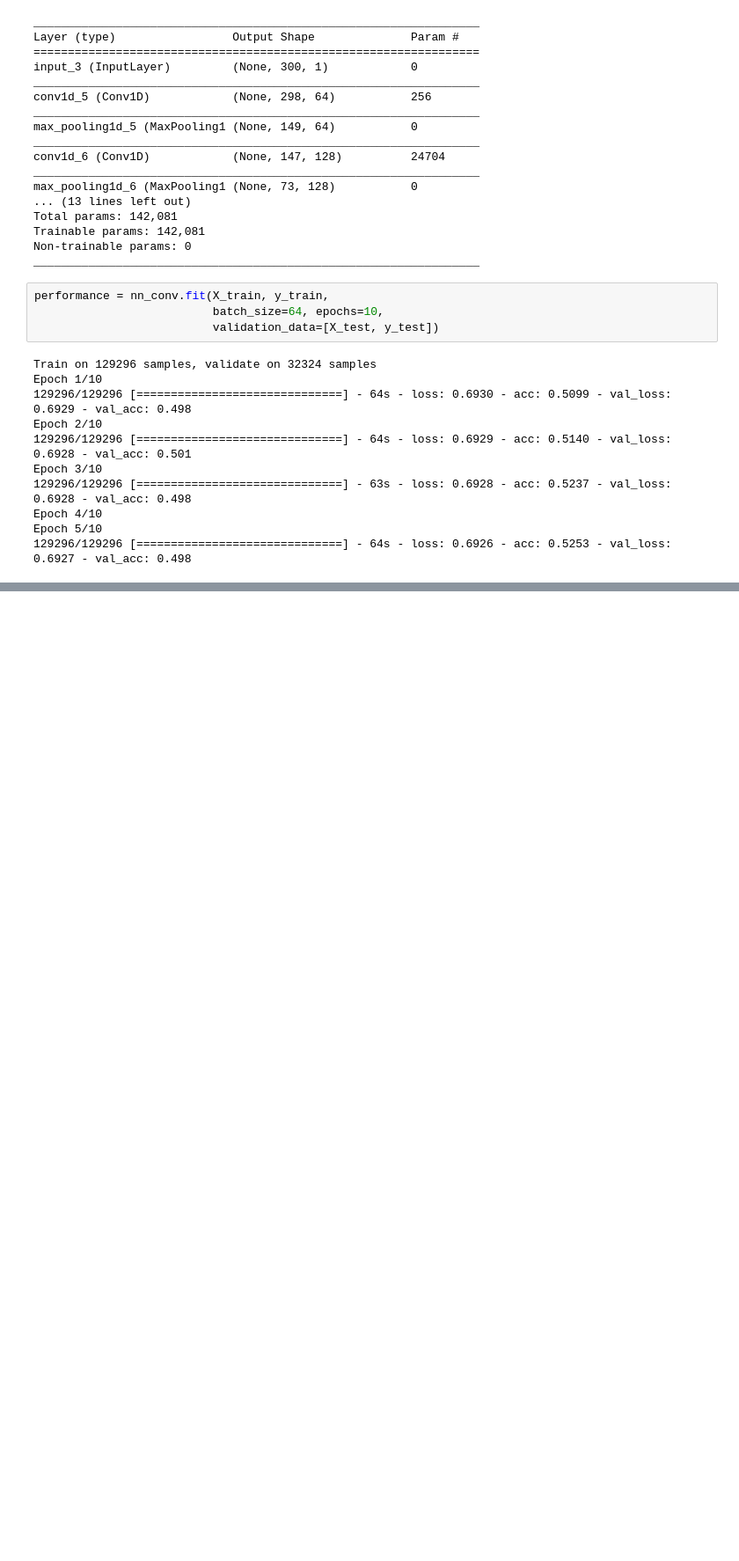
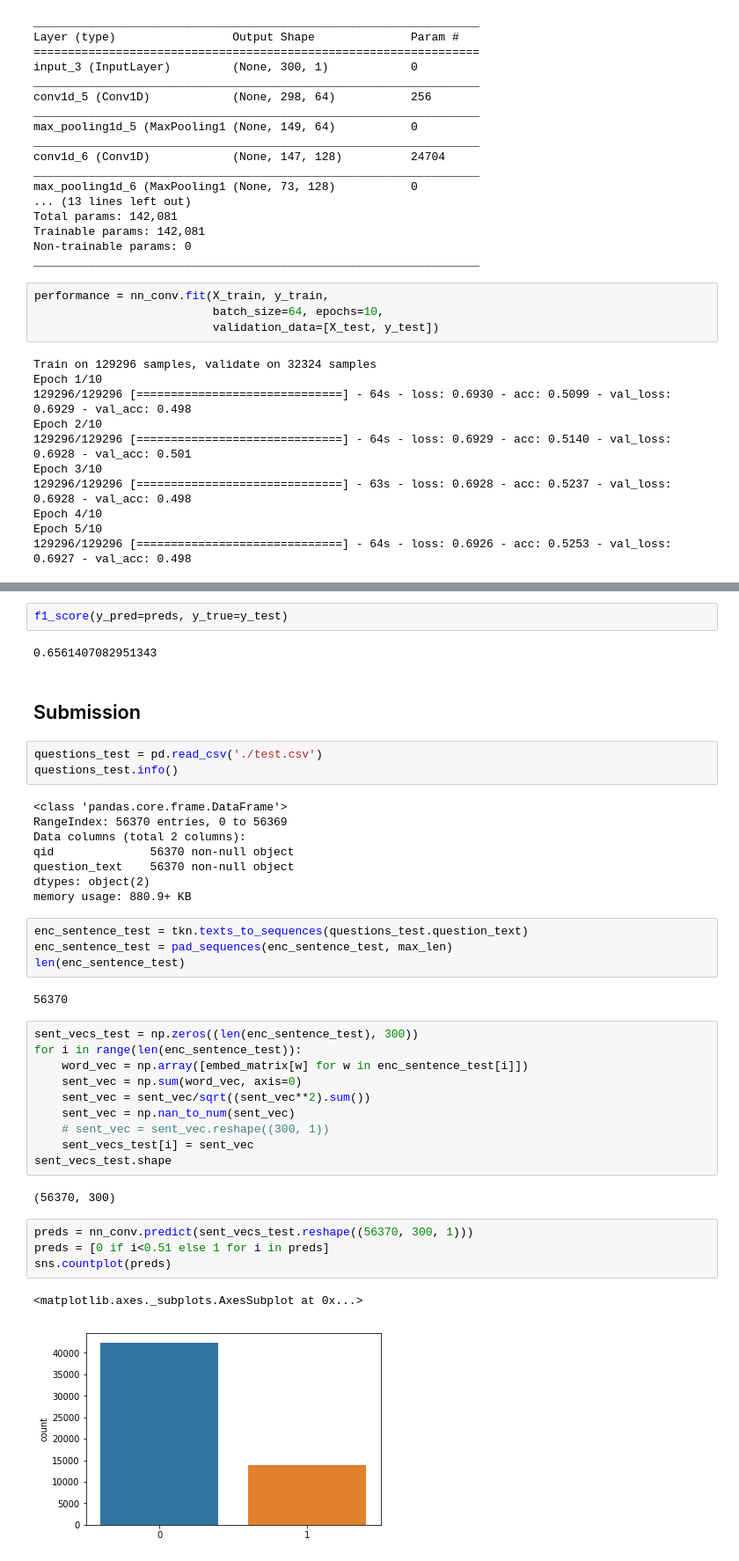
Before and after one commit to y2ee201/Kaggle-Quora-Insincere, a Jupyter notebook: quora_insincere_questions.ipynb, the cells around one changed output, grey strips where cells are left out. Shown at 88% size. Cells and saved outputs as stored; diff of their text form; blank space fills up the shorter version.

Commit message:
kernel submission

```diff
--- a/quora_insincere_questions.ipynb
+++ b/quora_insincere_questions.ipynb
@@ -181,0 +187,42 @@ Epoch 5/10
+# %%
+f1_score(y_pred=preds, y_true=y_test)
+# %% [output]
+0.6561407082951343
+# %% [markdown]
+## Submission
+# %%
+questions_test = pd.read_csv('./test.csv')
+questions_test.info()
+# %% [output]
+<class 'pandas.core.frame.DataFrame'>
+RangeIndex: 56370 entries, 0 to 56369
+Data columns (total 2 columns):
+qid              56370 non-null object
+question_text    56370 non-null object
+dtypes: object(2)
+memory usage: 880.9+ KB
+# %%
+enc_sentence_test = tkn.texts_to_sequences(questions_test.question_text)
+enc_sentence_test = pad_sequences(enc_sentence_test, max_len)
+len(enc_sentence_test)
+# %% [output]
+56370
+# %%
+sent_vecs_test = np.zeros((len(enc_sentence_test), 300))
+for i in range(len(enc_sentence_test)):
+    word_vec = np.array([embed_matrix[w] for w in enc_sentence_test[i]])
+    sent_vec = np.sum(word_vec, axis=0)
+    sent_vec = sent_vec/sqrt((sent_vec**2).sum())
+    sent_vec = np.nan_to_num(sent_vec)
+    # sent_vec = sent_vec.reshape((300, 1))
+    sent_vecs_test[i] = sent_vec
+sent_vecs_test.shape
+# %% [output]
+(56370, 300)
+# %%
+preds = nn_conv.predict(sent_vecs_test.reshape((56370, 300, 1)))
+preds = [0 if i<0.51 else 1 for i in preds]
+sns.countplot(preds)
+# %% [output]
+<matplotlib.axes._subplots.AxesSubplot at 0x...>
+[figure, added]
```
Also changed, not shown: parts of 5 cells of this notebook.
